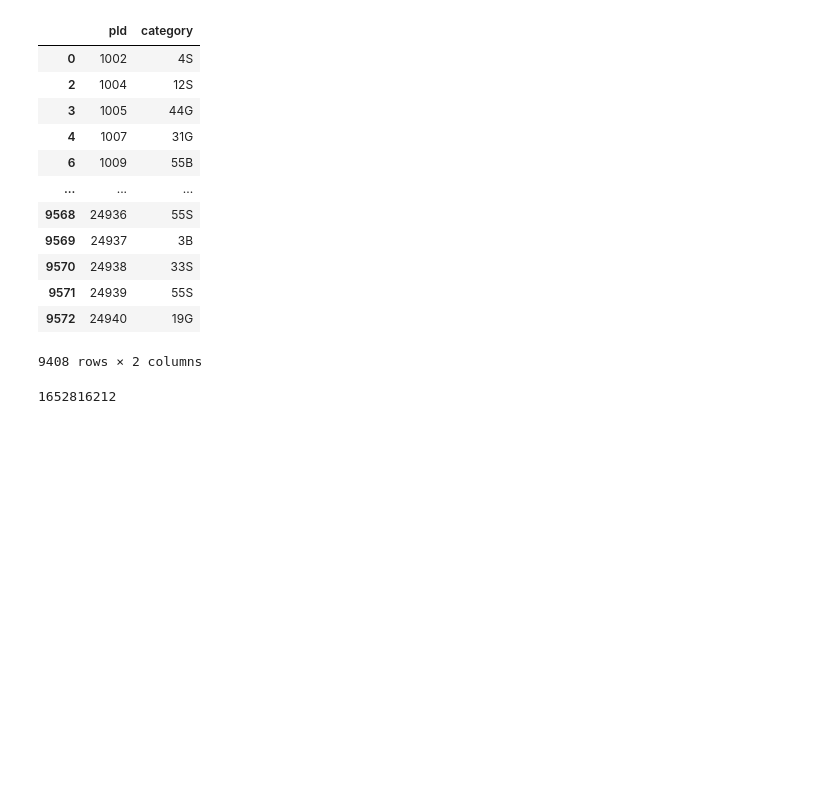
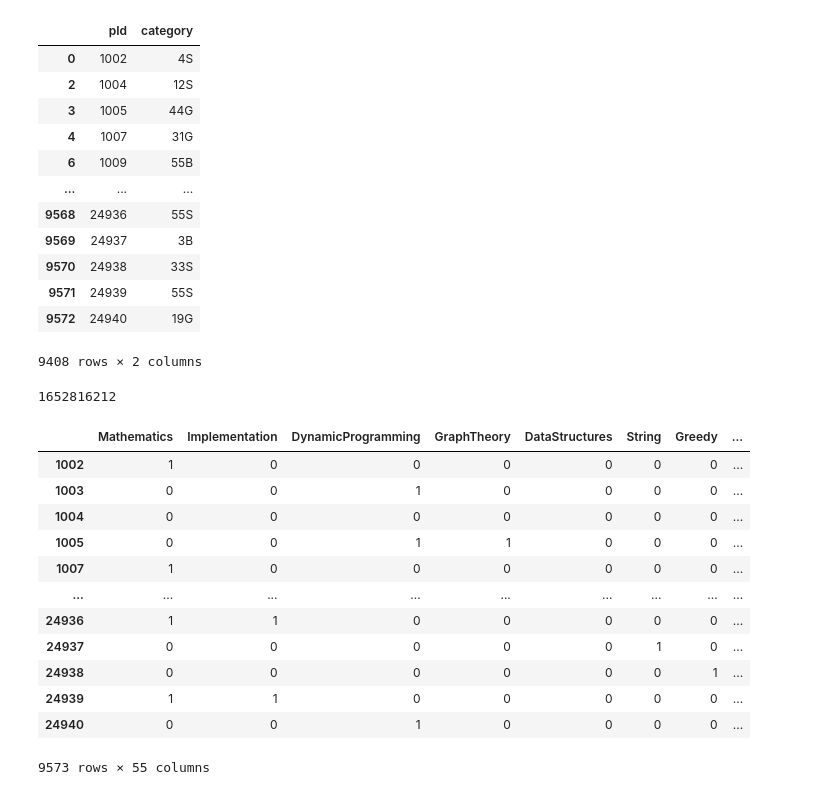
Before and after one commit to PSRecommender/Recommenders, a Jupyter notebook: recommend/createTest.ipynb, the cells around one changed output. Cells and saved outputs as stored; diff of their text form; code cells hidden in the pictures; blank space fills up the shorter version.

```diff
--- a/recommend/createTest.ipynb
+++ b/recommend/createTest.ipynb
@@ -283,0 +286,17 @@ for i in index:
+# %%
+problems = pd.read_csv("D:/AlgorithmProblemRecommender/Recommenders/recommend/problems.csv",index_col=0)
+problems
+# %% [output]
+|  | Mathematics | Implementation | DynamicProgramming | GraphTheory | DataStructures | String | Greedy | ... |
+| 1002 | 1 | 0 | 0 | 0 | 0 | 0 | 0 | ... |
+| 1003 | 0 | 0 | 1 | 0 | 0 | 0 | 0 | ... |
+| 1004 | 0 | 0 | 0 | 0 | 0 | 0 | 0 | ... |
+| 1005 | 0 | 0 | 1 | 1 | 0 | 0 | 0 | ... |
+| 1007 | 1 | 0 | 0 | 0 | 0 | 0 | 0 | ... |
+| ... | ... | ... | ... | ... | ... | ... | ... | ... |
+| 24936 | 1 | 1 | 0 | 0 | 0 | 0 | 0 | ... |
+| 24937 | 0 | 0 | 0 | 0 | 0 | 1 | 0 | ... |
+| 24938 | 0 | 0 | 0 | 0 | 0 | 0 | 1 | ... |
+| 24939 | 1 | 1 | 0 | 0 | 0 | 0 | 0 | ... |
+| 24940 | 0 | 0 | 1 | 0 | 0 | 0 | 0 | ... |
+9573 rows × 55 columns
```
Also changed, not shown: parts of 12 cells of this notebook, 10 other files.
